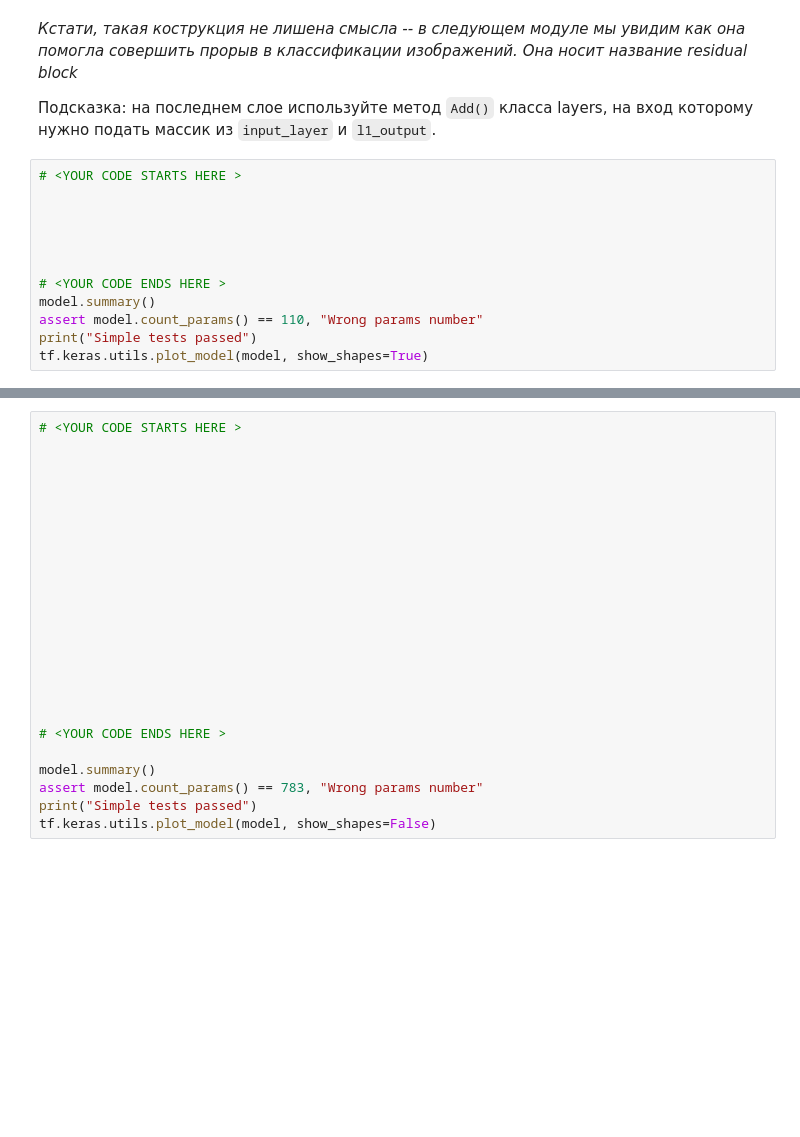
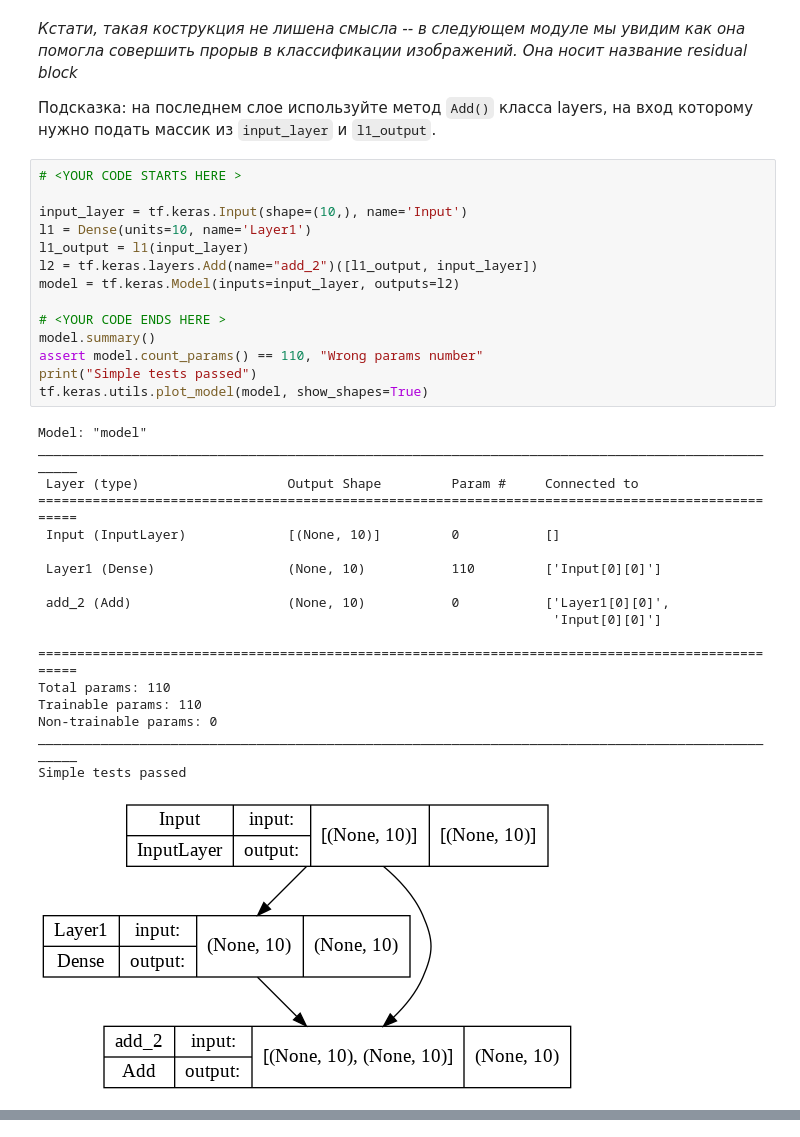
Before and after one commit to vsolodkyi/NeuralNetworks_SkillBox, a Jupyter notebook: module_3/keras_model_practice.ipynb, the cells around one changed output, grey strips where cells are left out. Drawn from its saved outputs; the diff is of its cells as text; blank space fills up the shorter version.

```diff
--- a/module_3/keras_model_practice.ipynb
+++ b/module_3/keras_model_practice.ipynb
@@ -44,15 +70,36 @@ print("Simple tests passed")
 # %%
 # <YOUR CODE STARTS HERE >
 
-
-
-
+input_layer = tf.keras.Input(shape=(10,), name='Input')
+l1 = Dense(units=10, name='Layer1')
+l1_output = l1(input_layer)
+l2 = tf.keras.layers.Add(name="add_2")([l1_output, input_layer])
+model = tf.keras.Model(inputs=input_layer, outputs=l2)
 
 # <YOUR CODE ENDS HERE >
 model.summary()
 assert model.count_params() == 110, "Wrong params number"
 print("Simple tests passed")
 tf.keras.utils.plot_model(model, show_shapes=True)
+# %% [output]
+Model: "model"
+__________________________________________________________________________________________________
+ Layer (type)                   Output Shape         Param #     Connected to
+==================================================================================================
+ Input (InputLayer)             [(None, 10)]         0           []
+
+ Layer1 (Dense)                 (None, 10)           110         ['Input[0][0]']
+
+ add_2 (Add)                    (None, 10)           0           ['Layer1[0][0]',
+                                                                  'Input[0][0]']
+
+==================================================================================================
+Total params: 110
+Trainable params: 110
+Non-trainable params: 0
+__________________________________________________________________________________________________
+Simple tests passed
+[figure, added]
 # %% [markdown]
 ## Задание 3
 
@@ -60,27 +107,3 @@ tf.keras.utils.plot_model(model, show_shapes=True)
 
 <img src="https://drive.google.com/uc?export=view&id=1LvsTd2a0HW-duuv3UyxCBLmERpqQQweU" width=450>
 <img src="https://drive.google.com/uc?export=view&id=18IMatPWKG-0T9gisyJ_k465mospO_xow" width=400>
-# %%
-# <YOUR CODE STARTS HERE >
-
-
-
-
-
-
-
-
-
-
-
-
-
-
-
-
-# <YOUR CODE ENDS HERE >
-
-model.summary()
-assert model.count_params() == 783, "Wrong params number"
-print("Simple tests passed")
-tf.keras.utils.plot_model(model, show_shapes=False)
```
Also changed, not shown: parts of 4 cells of this notebook.
